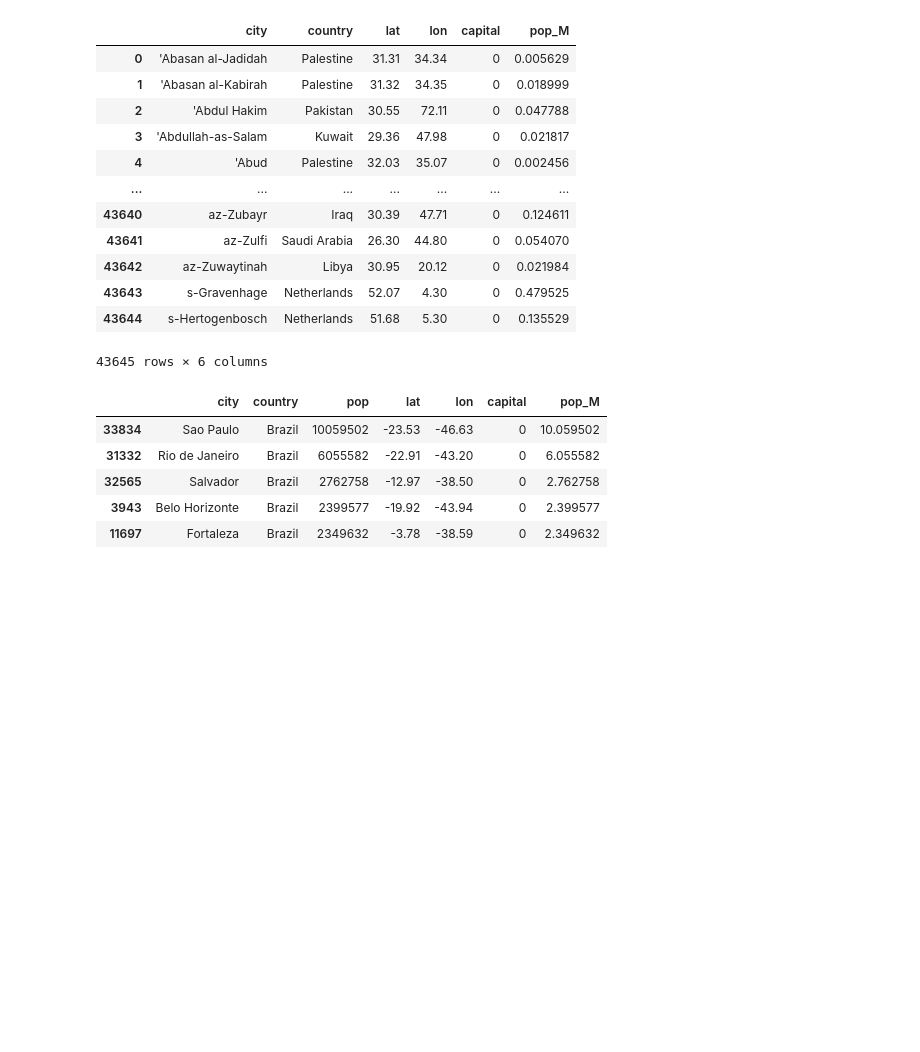
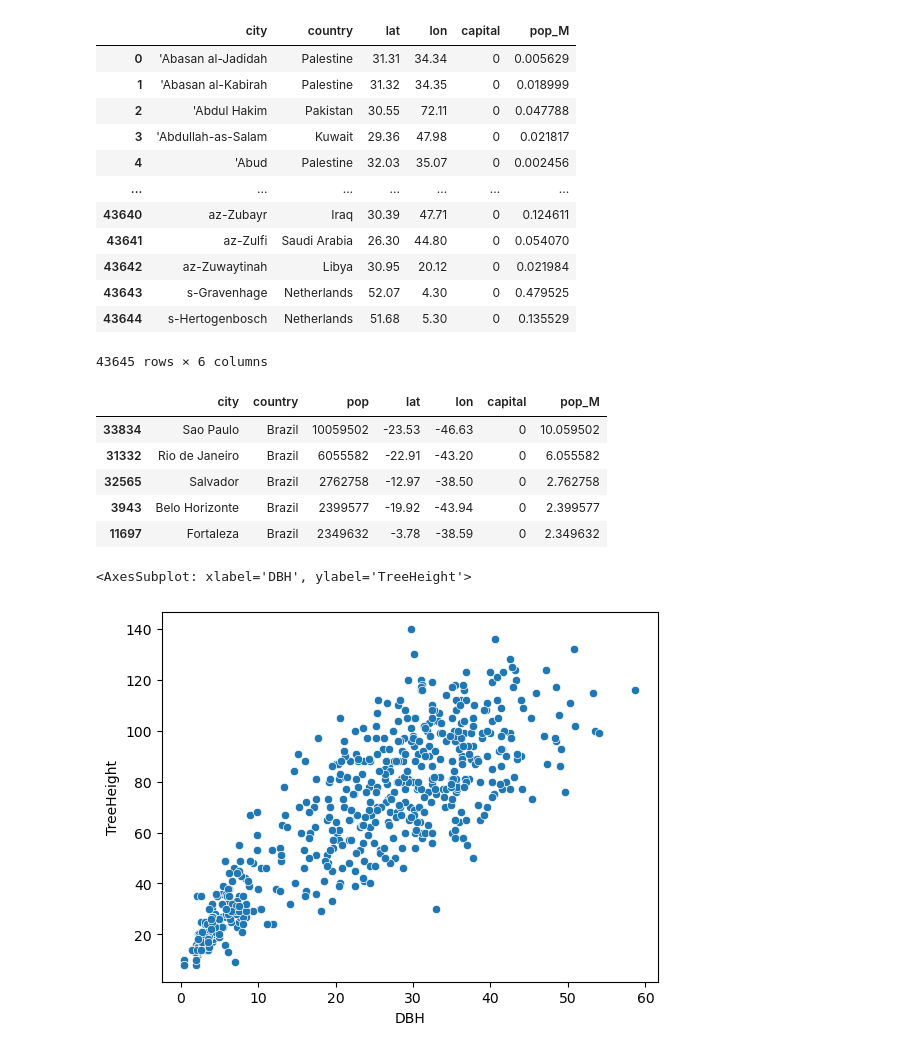
Before and after one commit to fyfey26/PY4SA23_Assignment, a Jupyter notebook: PY4SA23_Assignment.ipynb, the cells around one changed output. Drawn from its saved outputs; the diff is of its cells as text; code cells hidden in the pictures; blank space fills up the shorter version.

```diff
--- a/PY4SA23_Assignment.ipynb
+++ b/PY4SA23_Assignment.ipynb
@@ -128,3 +128,11 @@ cities_df.loc[cities_df['country']=='Brazil'].nlargest(5,'pop','all')
 | 32565 | Salvador | Brazil | 2762758 | -12.97 | -38.50 | 0 | 2.762758 |
 | 3943 | Belo Horizonte | Brazil | 2399577 | -19.92 | -43.94 | 0 | 2.399577 |
 | 11697 | Fortaleza | Brazil | 2349632 | -3.78 | -38.59 | 0 | 2.349632 |
+# %%
+import matplotlib.pyplot as plt
+import seaborn as sns
+
+sns.scatterplot(data=trees_df.loc[trees_df["Genus"]=="Ulmus"],x="DBH",y="TreeHeight")
+# %% [output]
+<AxesSubplot: xlabel='DBH', ylabel='TreeHeight'>
+[figure, added]
```
Also changed, not shown: parts of 18 cells of this notebook, 7 other files.
